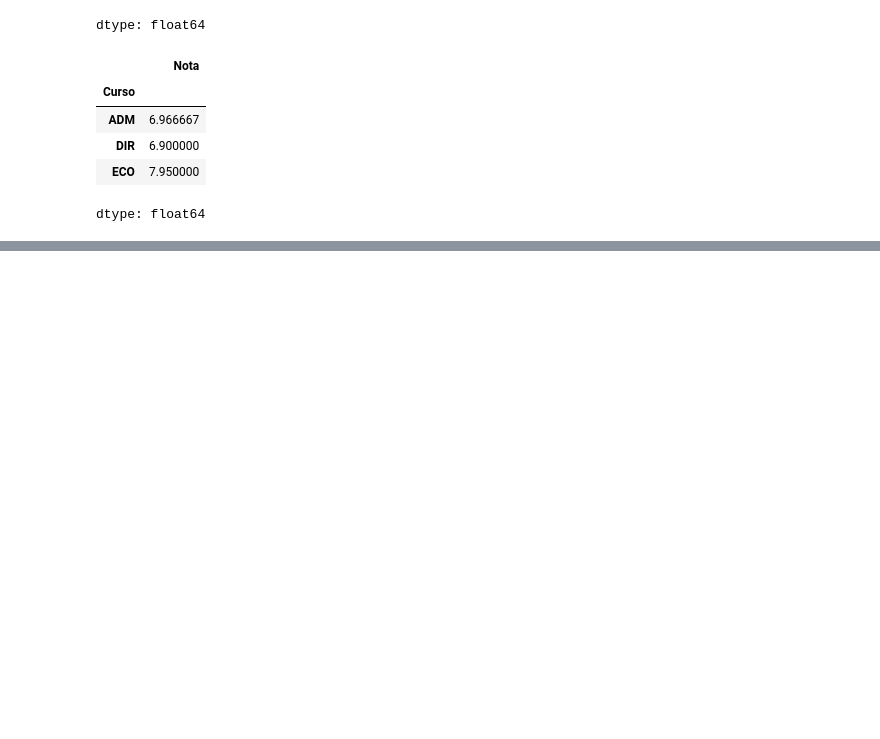
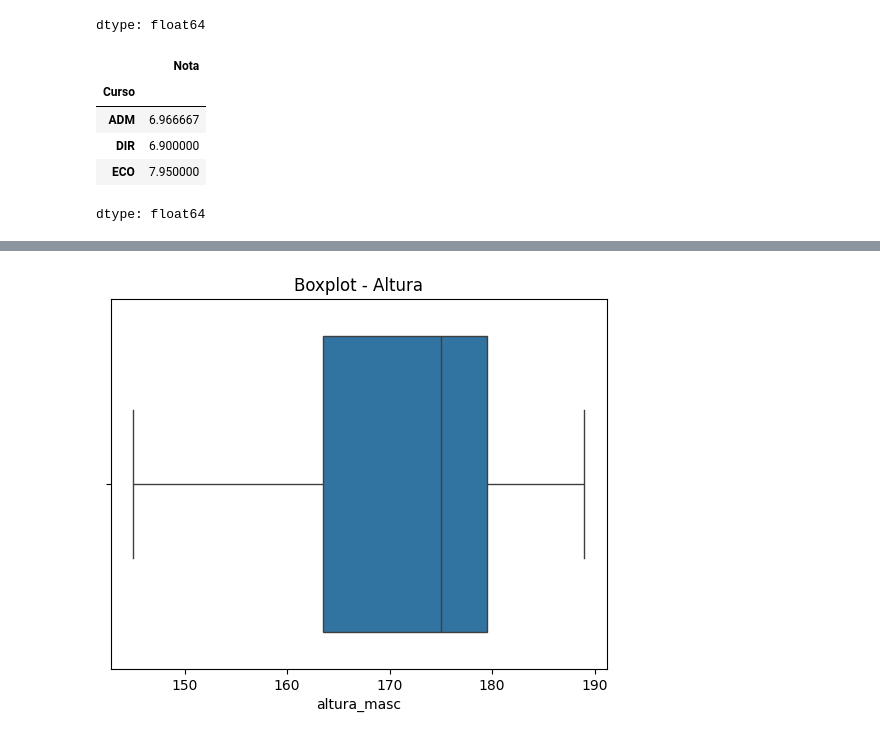
Before and after one commit to lpoggetto/aulas_machine_learning_FIAP, a Jupyter notebook: aula_1_ML_FIAP.ipynb, the cells around one changed output, grey strips where cells are left out. Drawn from its saved outputs; the diff is of its cells as text; code cells hidden in the pictures; blank space fills up the shorter version.

```diff
--- a/aula_1_ML_FIAP.ipynb
+++ b/aula_1_ML_FIAP.ipynb
@@ -50,0 +150,6 @@ dtype: float64
+# %%
+sns.boxplot(x = dados_atividade['altura_masc'])
+plt.title('Boxplot - Altura')
+plt.show()
+# %% [output]
+[figure, added]
```
Also changed, not shown: parts of 15 cells of this notebook.
